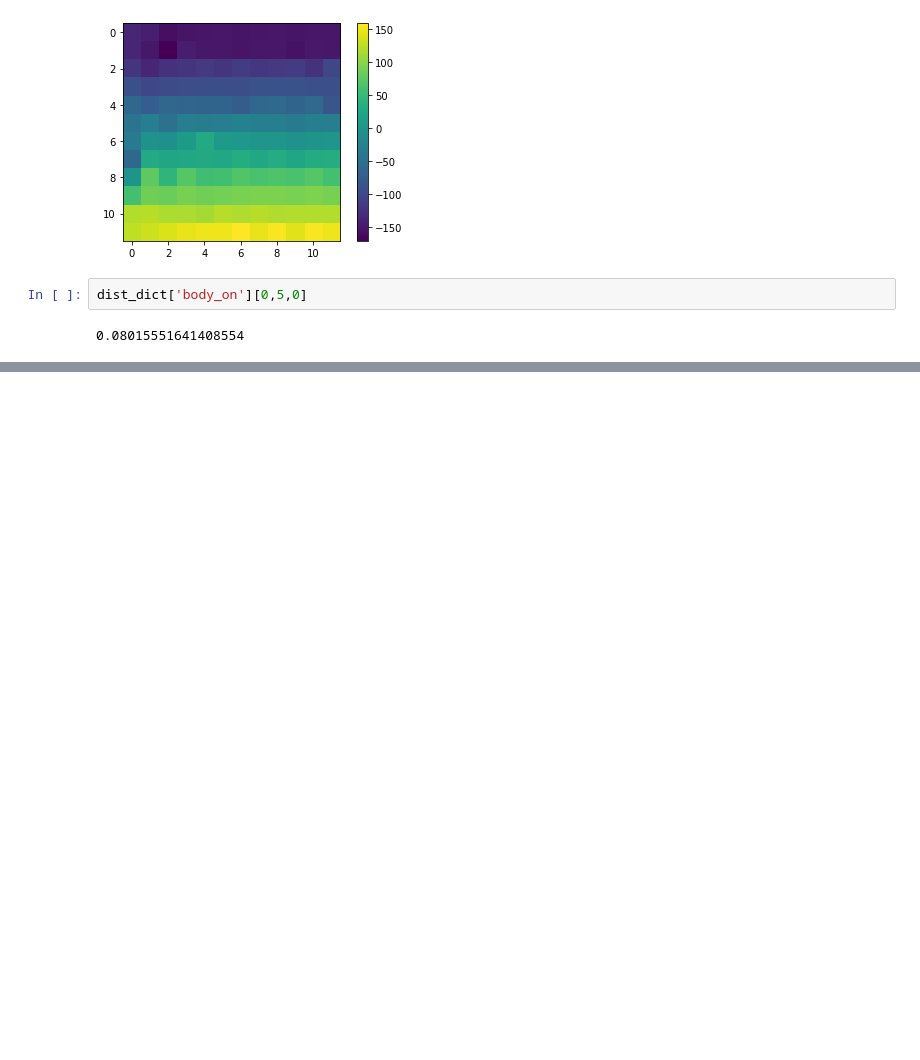
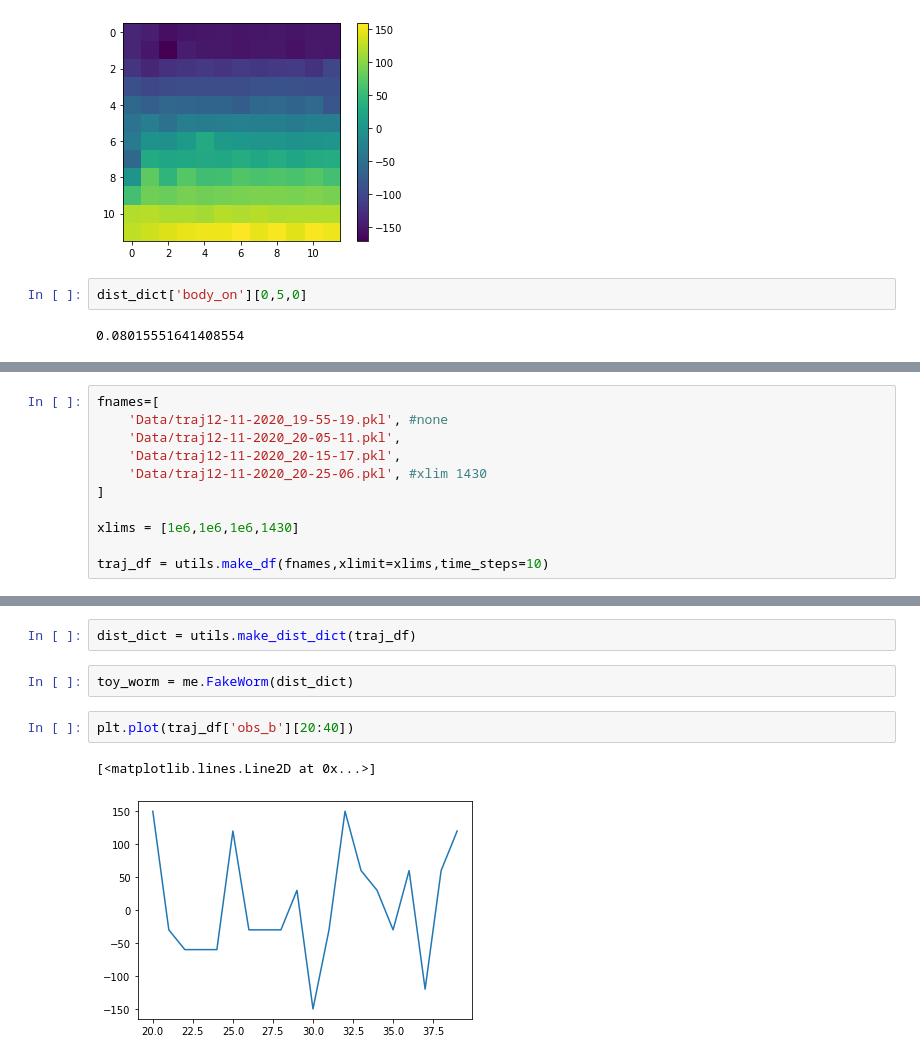
Before and after one commit to ccli3896/RLWorms, a Jupyter notebook: 10_30_model/modeldev.ipynb, the cells around one changed output, grey strips where cells are left out. Saved outputs shown, nothing was run; the diff lists cells and outputs as text; blank space fills up the shorter version.

```diff
--- a/10_30_model/modeldev.ipynb
+++ b/10_30_model/modeldev.ipynb
@@ -502,0 +508,11 @@ dist_dict['body_on'][0,5,0]
+# %%
+fnames=[
+    'Data/traj12-11-2020_19-55-19.pkl', #none
+    'Data/traj12-11-2020_20-05-11.pkl',
+    'Data/traj12-11-2020_20-15-17.pkl',
+    'Data/traj12-11-2020_20-25-06.pkl', #xlim 1430
+]
+
+xlims = [1e6,1e6,1e6,1430]
+
+traj_df = utils.make_df(fnames,xlimit=xlims,time_steps=10)
@@ -502,0 +535,9 @@ dist_dict['body_on'][0,5,0]
+# %%
+dist_dict = utils.make_dist_dict(traj_df)
+# %%
+toy_worm = me.FakeWorm(dist_dict)
+# %%
+plt.plot(traj_df['obs_b'][20:40])
+# %% [output]
+[<matplotlib.lines.Line2D at 0x...>]
+[figure, added]
```
Also changed, not shown: parts of 11 cells of this notebook, 2 other files.
